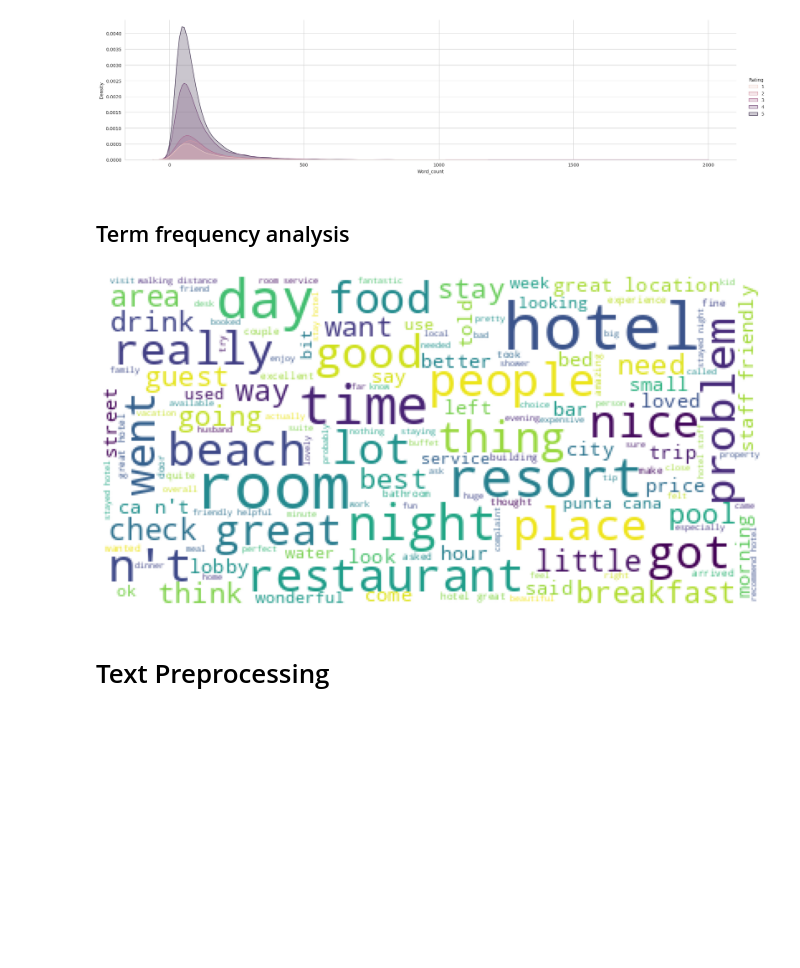
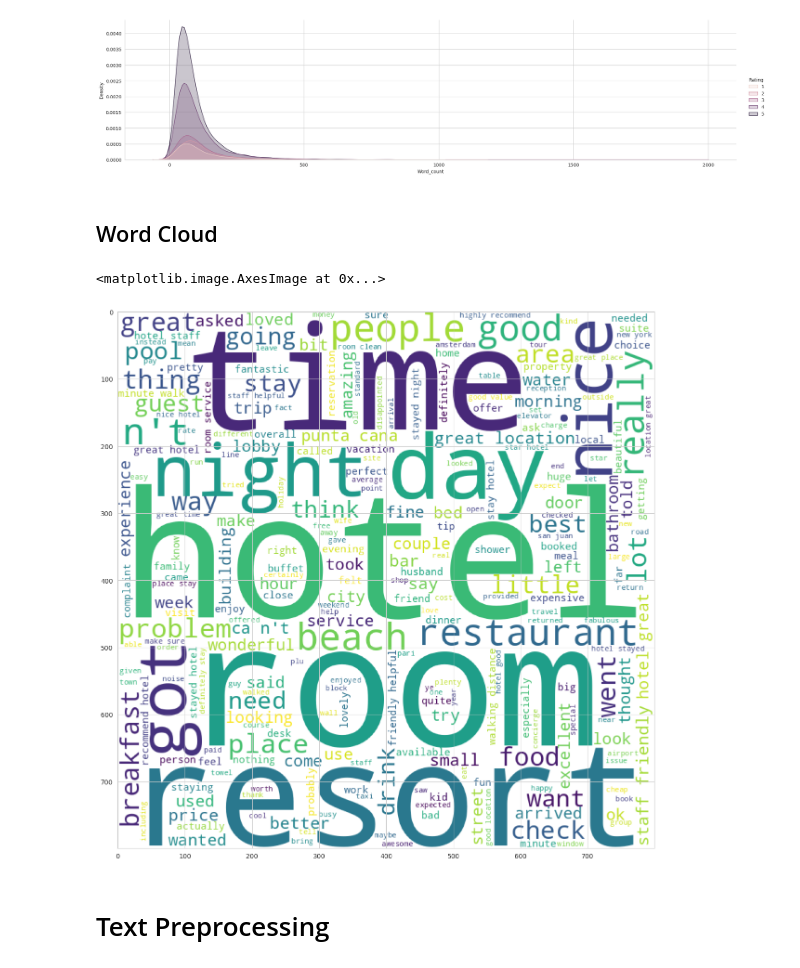
Before and after one commit to huyminh1115/Trip-Advisor-Hotel-Project, a Jupyter notebook: Code/Exploration.ipynb, the cells around one changed output. Drawn from its saved outputs; the diff is of its cells as text; code cells hidden in the pictures; blank space fills up the shorter version.

Commit message:
Advance Analysis After Cleaning Data

```diff
--- a/Code/Exploration.ipynb
+++ b/Code/Exploration.ipynb
@@ -151,5 +155,3 @@ When grouping with a length-1 list-like, you will need to pass a length-1 tuple
 When grouping with a length-1 list-like, you will need to pass a length-1 tuple to get_group in a future version of pandas. Pass `(name,)` instead of `name` to silence this warning.
 <seaborn.axisgrid.FacetGrid at 0x...>
 [figure]
-# %% [markdown]
-## Term frequency analysis
@@ -177,7 +158,17 @@ def show_wordcloud(data, title = None):
-# %%
-show_wordcloud(df["Review"].values)
-# %% [output]
-[figure, removed]
+# %% [markdown]
+## Word Cloud
+# %%
+from wordcloud import WordCloud
+
+
+plt.figure(figsize=(15,15))
+wc1 = WordCloud(max_words=1000, min_font_size=10,
+                height=800,width=800,background_color="white").generate(' '.join(df['Review']))
+
+plt.imshow(wc1)
+# %% [output]
+<matplotlib.image.AxesImage at 0x...>
+[figure, added]
 # %% [markdown]
 # Text Preprocessing
 # %% [markdown]
```
Also changed, not shown: parts of 15 cells of this notebook.
